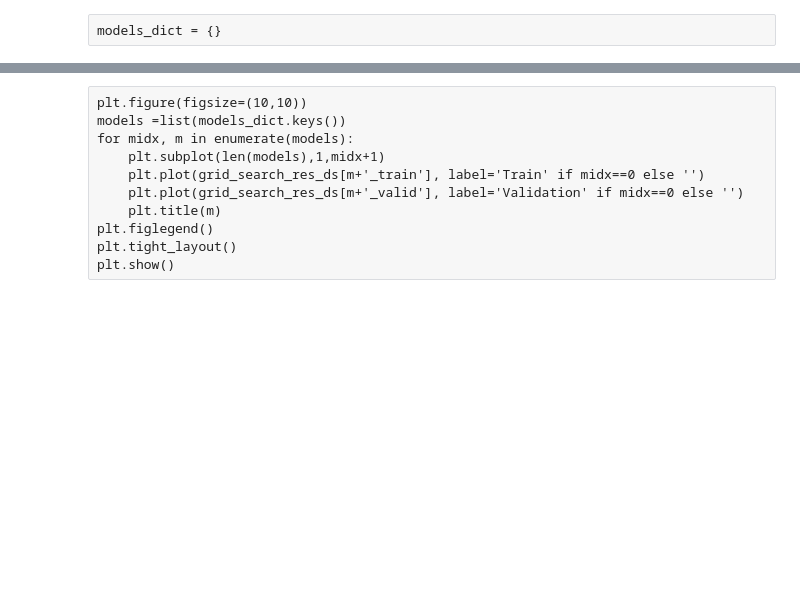
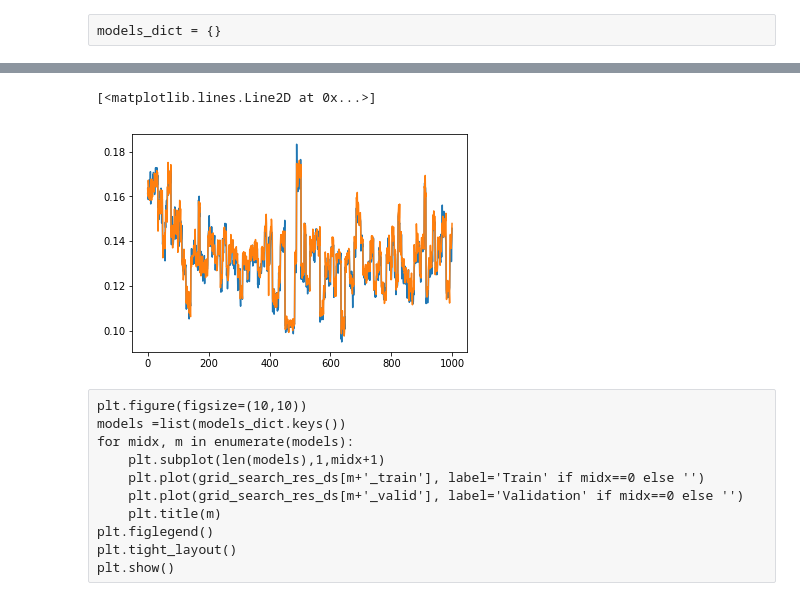
Before and after one commit to EgorDudyrev/Speach_Synthesizer, a Jupyter notebook: notebooks/ed-2019.04.05-Model_C&F.ipynb, the cells around one changed output, grey strips where cells are left out. Drawn from its saved outputs; the diff is of its cells as text; code cells hidden in the pictures; blank space fills up the shorter version.

```diff
--- a/notebooks/ed-2019.04.05-Model_C&F.ipynb
+++ b/notebooks/ed-2019.04.05-Model_C&F.ipynb
@@ -308,3 +332,9 @@ If you're reading this message in another frontend (for example, a static render
+# %%
+plt.plot(grid_search_res_ds['C&F_inpdim3_hsize1024_bsize200_tlen200_train'])
+plt.plot(grid_search_res_ds['C&F_inpdim3_hsize1024_bsize200_tlen200_valid'])
+# %% [output]
+[<matplotlib.lines.Line2D at 0x...>]
+[figure, added]
 # %% [raw]
 plt.figure(figsize=(10,10))
 models =list(models_dict.keys())
```
Also changed, not shown: parts of 5 cells of this notebook, 1 other file.
